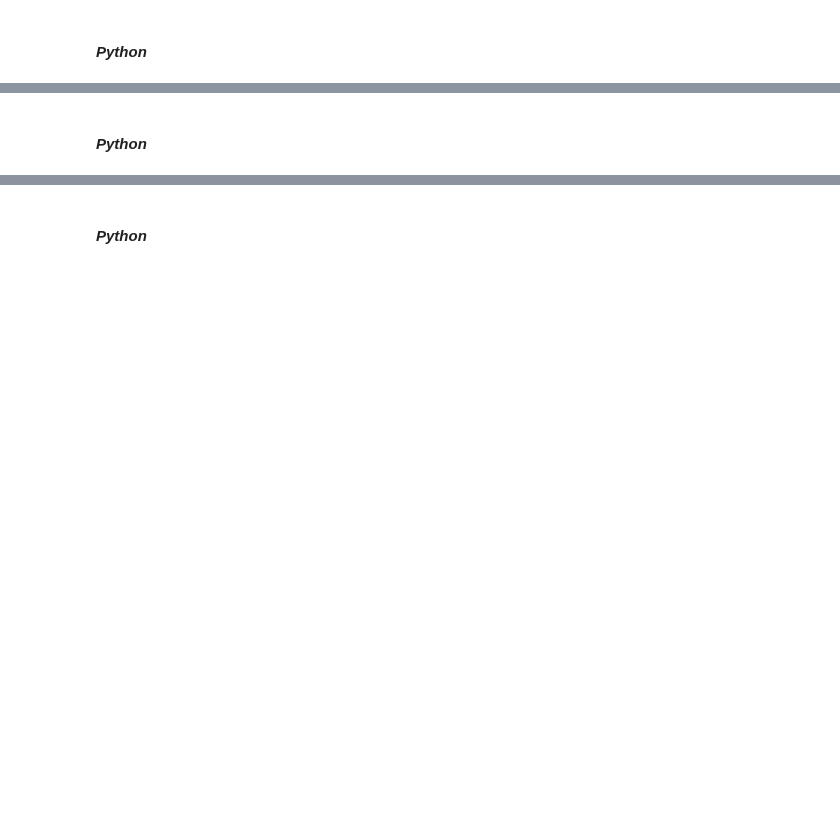
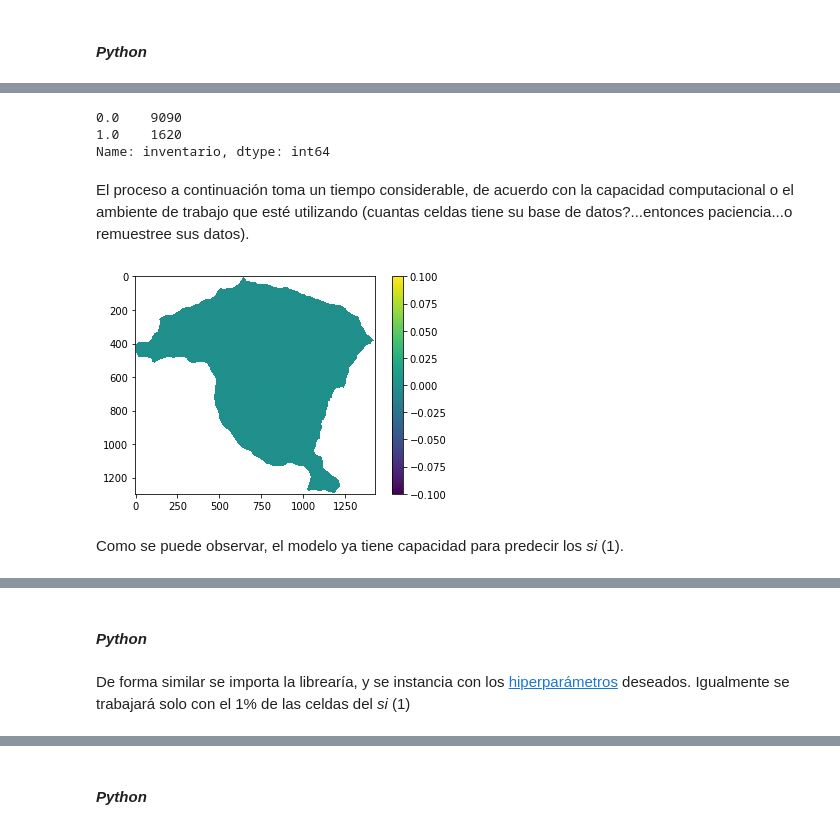
Before and after one commit to edieraristizabal/Libro_cartoGeotecnia, a Jupyter notebook: _sources/08_bivariado.ipynb, the cells around one changed output, grey strips where cells are left out. Cells and saved outputs as stored; diff of their text form; code cells hidden in the pictures; blank space fills up the shorter version.

```diff
--- a/_sources/08_bivariado.ipynb
+++ b/_sources/08_bivariado.ipynb
@@ -1241,0 +1284,3 @@ Por estas razones, es preferible crear un clasificador basado en un hiperplano q
+# %%
+from sklearn.svm import SVC
+model = SVC(kernel='linear', C=1E10)
@@ -1242,3 +1291,27 @@ Por estas razones, es preferible crear un clasificador basado en un hiperplano q
+# %%
+df1=df[(df["inventario"]==1) | (df["inventario"]==0).sample(frac=0.01)]
+X_01=df1.drop("inventario", axis=1)
+y_01=df1['inventario']
+df1['inventario'].value_counts()
+# %% [output]
+0.0    9090
+1.0    1620
+Name: inventario, dtype: int64
+# %% [markdown]
+El proceso a continuación toma un tiempo considerable, de acuerdo con la capacidad computacional o el ambiente de trabajo que esté utilizando (cuantas celdas tiene su base de datos?...entonces paciencia...o remuestree sus datos).
+# %%
+model.fit(X_01,y_01)
+# %%
+IS_01 = model.predict(x_map)
+# %%
+IS_01=IS_01.reshape(pendiente.shape)
+IS_01=np.where(pendiente<0,np.nan,IS_01)
+plt.imshow(IS_01)
+plt.colorbar();
+# %% [output]
+[figure, added]
+# %% [markdown]
+Como se puede observar, el modelo ya tiene capacidad para predecir los *si* (1).
 # %% [markdown]
 ### *Random forest*
 Los árboles de decisión tienen la tendencia de sobre-ajustar (overfit). Esto quiere decir que tienden a aprender muy bien los datos de entrenamiento pero su generalización no es tan buena. Una forma de mejorar la generalización de los árboles de decisión es usar regularización. Para mejorar mucho más la capacidad de generalización de los árboles de decisión, deberemos combinar varios árboles.
@@ -1252,3 +1325,5 @@ Intrepretación geométrica de *random forest**
 :::
 # %% [markdown]
 #### *Python*
+# %% [markdown]
+De forma similar se importa la librearía, y se instancia con los [hiperparámetros](https://scikit-learn.org/stable/modules/generated/sklearn.ensemble.RandomForestRegressor.html) deseados. Igualmente se trabajará solo con el 1% de las celdas del *si* (1)
```
Also changed, not shown: parts of 25 cells of this notebook, 26 other files.
